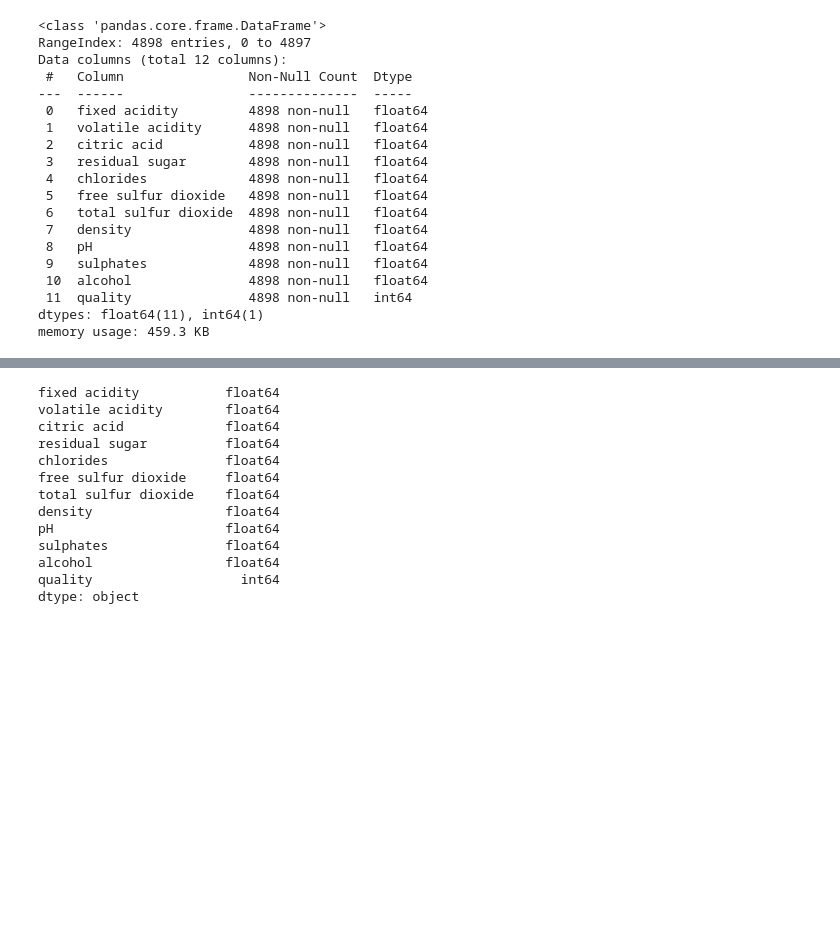
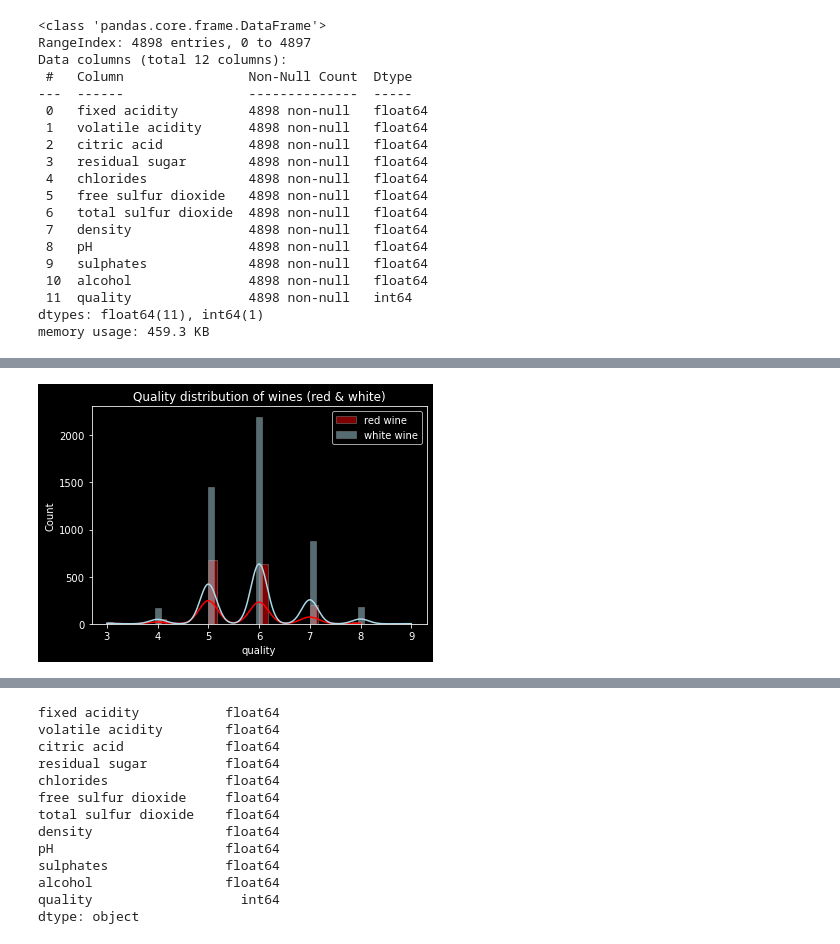
Before and after one commit to EjioforSandraAkunna/BlueBerryWine_Project, a Jupyter notebook: matplotlib_exercises.ipynb, the cells around one changed output, grey strips where cells are left out. Saved outputs shown, nothing was run; the diff lists cells and outputs as text; code cells hidden in the pictures; blank space fills up the shorter version.

```diff
--- a/matplotlib_exercises.ipynb
+++ b/matplotlib_exercises.ipynb
@@ -55,0 +82,3 @@ memory usage: 459.3 KB
+# %%
+white_wine2=white_wine.assign(wine_color="white")
+white_wine2.describe()
@@ -55,0 +95,4 @@ memory usage: 459.3 KB
+# %%
+white_wine2["quality_label"]=white_wine2["quality"].apply(lambda value: "low" if value<=5 else "medium"
+if value<=7 else "high")
+white_wine2.head(4)
@@ -55,0 +105,4 @@ memory usage: 459.3 KB
+# %%
+red_wine2["quality_label"]=pd.Categorical(red_wine2["quality_label"],categories=("low","medium","high"))
+# %%
+white_wine2["quality_label"]=pd.Categorical(white_wine2["quality_label"],categories=("low","medium","high"))
@@ -55,0 +210,9 @@ memory usage: 459.3 KB
+# %%
+sns.histplot(data=red_wine2,x="quality",color='red',label="red wine",edgecolor='grey', linewidth=0.5,kde=True)
+sns.histplot(data=white_wine2,x="quality",color='lightblue',label="white wine",edgecolor='grey', linewidth=0.5,kde=True)
+plt.legend()
+plt.title("Quality distribution of wines (red & white)")
+
+plt.show()
+# %% [output]
+[figure, added]
```
Also changed, not shown: parts of 38 cells of this notebook.
